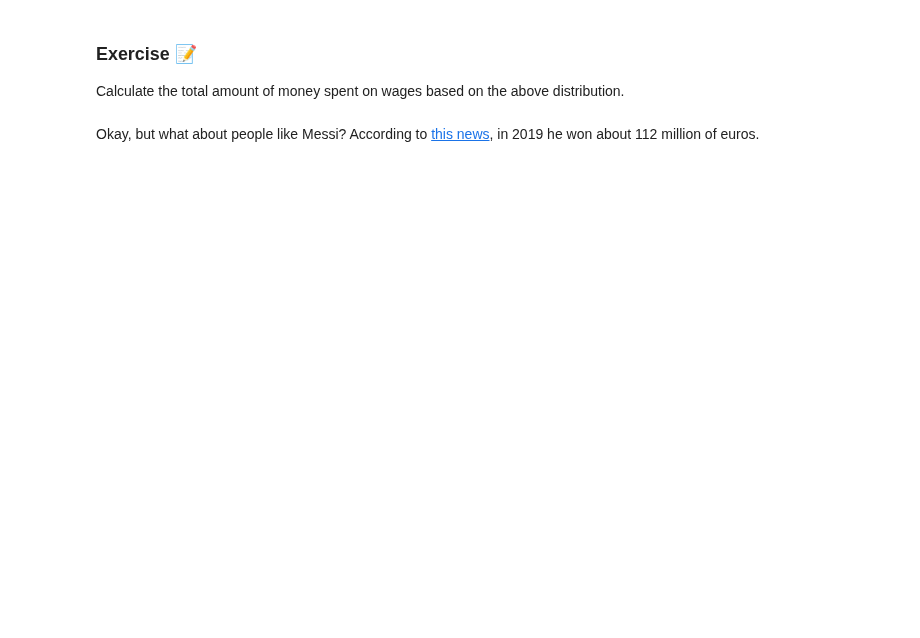
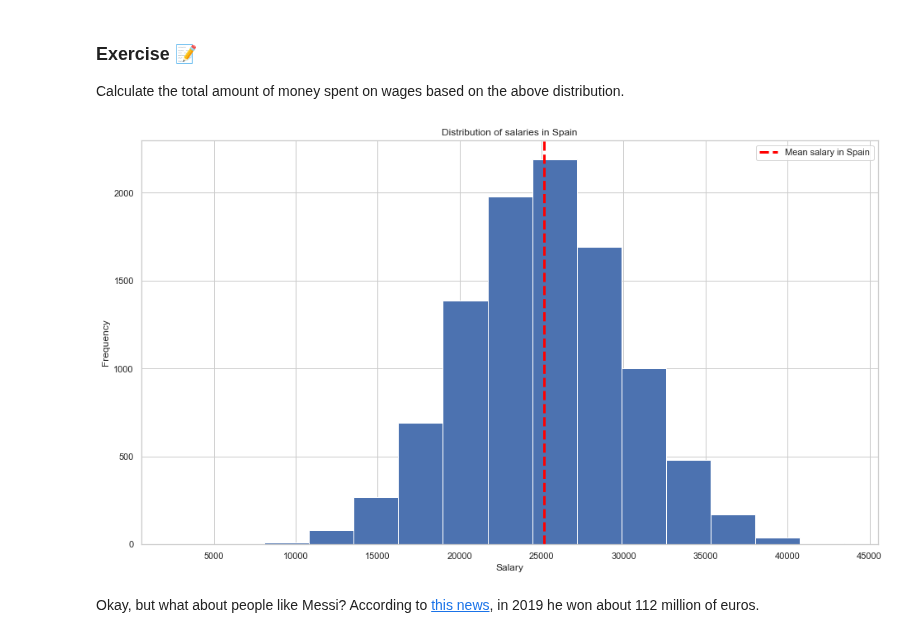
Before and after one commit to Ironhack-data-bcn-january-2023/lectures, a Jupyter notebook: week-5/02 - Intro to statistics.ipynb, the cells around one changed output. Cells and saved outputs as stored; diff of their text form; code cells hidden in the pictures; blank space fills up the shorter version.

```diff
--- a/week-5/02 - Intro to statistics.ipynb
+++ b/week-5/02 - Intro to statistics.ipynb
@@ -44,3 +166,7 @@ $$\bar{x} = \frac{\sum x_i}{N} = \frac{x_1 + x_2 + \dots + x_n}{N}$$
 The mean is by far the most widely used measure of centrality to summarize a distribution. However, it has one main drawback: it is very sensitive to extreme observations (also known as "outliers").
 
 Let us analyze the [wage distribution](https://www.ine.es/dyngs/INEbase/es/operacion.htm?c=Estadistica_C&cid=1254736177025&menu=ultiDatos&idp=1254735976596) in Spain to illustrate this. According to INE, the average salary is around 25.165,51 euros. Annual survey 2020. We could think that salaries are distributed something like this:
+# %%
+sample_mean = 25165
+sample_std = 5000
+population = 10000
@@ -49,5 +193,19 @@ Let us analyze the [wage distribution](https://www.ine.es/dyngs/INEbase/es/opera
 
 
 Calculate the total amount of money spent on wages based on the above distribution.
+# %%
+plt.hist(mock_salaries, bins=15)
+plt.axvline(np.mean(mock_salaries),
+           c="red",
+           linewidth=3,
+           linestyle="--",
+           label="Mean salary in Spain")
+
+plt.title("Distribution of salaries in Spain")
+plt.xlabel("Salary")
+plt.ylabel("Frequency")
+plt.legend();
+# %% [output]
+[figure, added]
 # %% [markdown]
 Okay, but what about people like Messi? According to [this news]((https://www.lavanguardia.com/deportes/fc-barcelona/20190611/462809307977/messi-mejor-pagado-forbes-cristiano-neymar-2019.html)), in 2019 he won about 112 million of euros.
```
Also changed, not shown: parts of 32 cells of this notebook.
